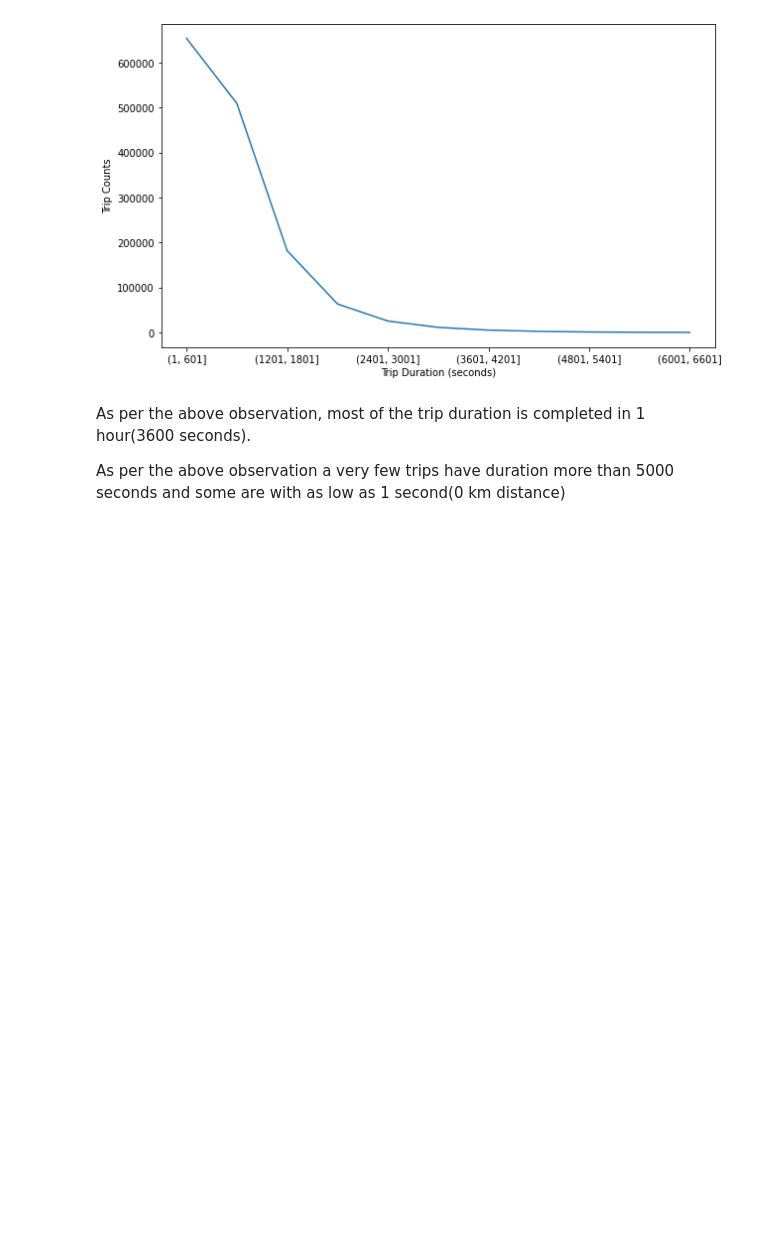
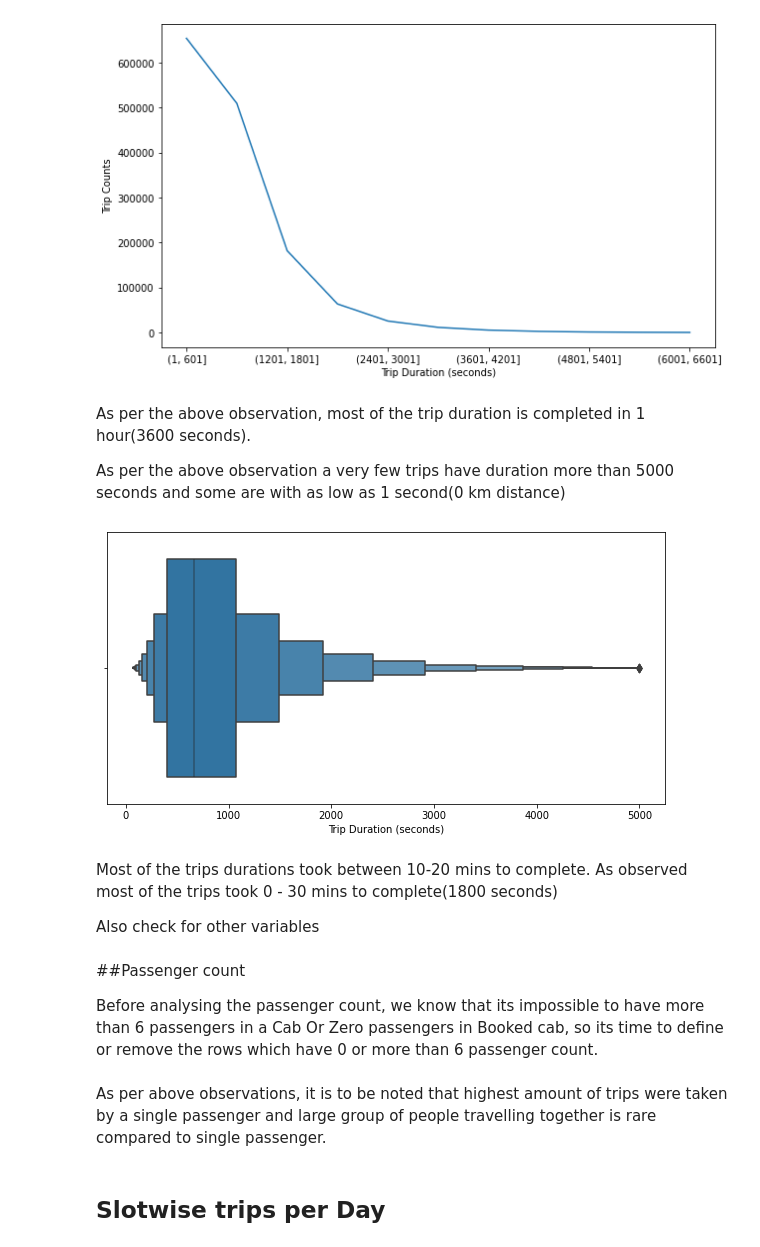
Before and after one commit to bysubanji/Exploratory-Data-Analysis-of-churn-dataset, a Jupyter notebook: NYC_Taxi_trip_time_Prediction_Bhaskarsubanji.ipynb, the cells around one changed output. Drawn from its saved outputs; the diff is of its cells as text; code cells hidden in the pictures; blank space fills up the shorter version.

```diff
--- a/NYC_Taxi_trip_time_Prediction_Bhaskarsubanji.ipynb
+++ b/NYC_Taxi_trip_time_Prediction_Bhaskarsubanji.ipynb
@@ -330,3 +330,25 @@ plt.show()
 As per the above observation, most of the trip duration is completed in 1 hour(3600 seconds).
 
 As per the above observation a very few trips have duration more than 5000 seconds and some are with as low as 1 second(0 km distance)
+# %%
+# To maintain the data consistency, we will remove these outliers,
+# (trips with duration more than 5000 seconds and less than 60 seconds)
+data = data[data.trip_duration <= 5000]
+data = data[data.trip_duration >= 60]
+# %%
+# Plotting for insights
+plt.figure(figsize = (10,5))
+sns.boxenplot(data.trip_duration)
+plt.xlabel('Trip Duration (seconds)')
+plt.show()
+# %% [output]
+[figure, added]
+# %% [markdown]
+Most of the trips durations took between 10-20 mins to complete.
+As observed most of the trips took 0 - 30 mins to complete(1800 seconds)
+
+Also check for other variables
+# %% [markdown]
+##Passenger count
+
+Before analysing the passenger count, we know that its impossible to have more than 6 passengers in a Cab Or Zero passengers in Booked cab, so its time to define or remove the rows which have 0 or more than 6 passenger count.
@@ -332,0 +366,4 @@ As per the above observation a very few trips have duration more than 5000 secon
+# %% [markdown]
+As per above observations, it is to be noted that highest amount of trips were taken by a single passenger and large group of people travelling together is rare compared to single passenger.
+# %% [markdown]
+## Slotwise trips per Day
```
Also changed, not shown: parts of 39 cells of this notebook.
